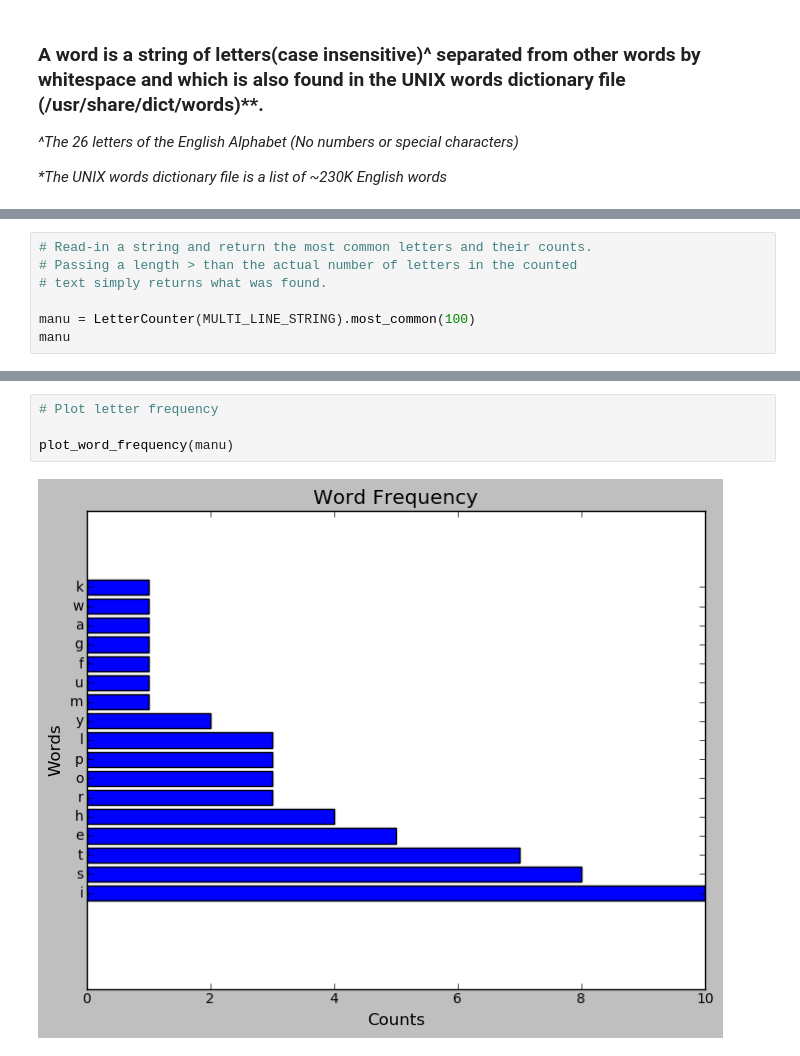
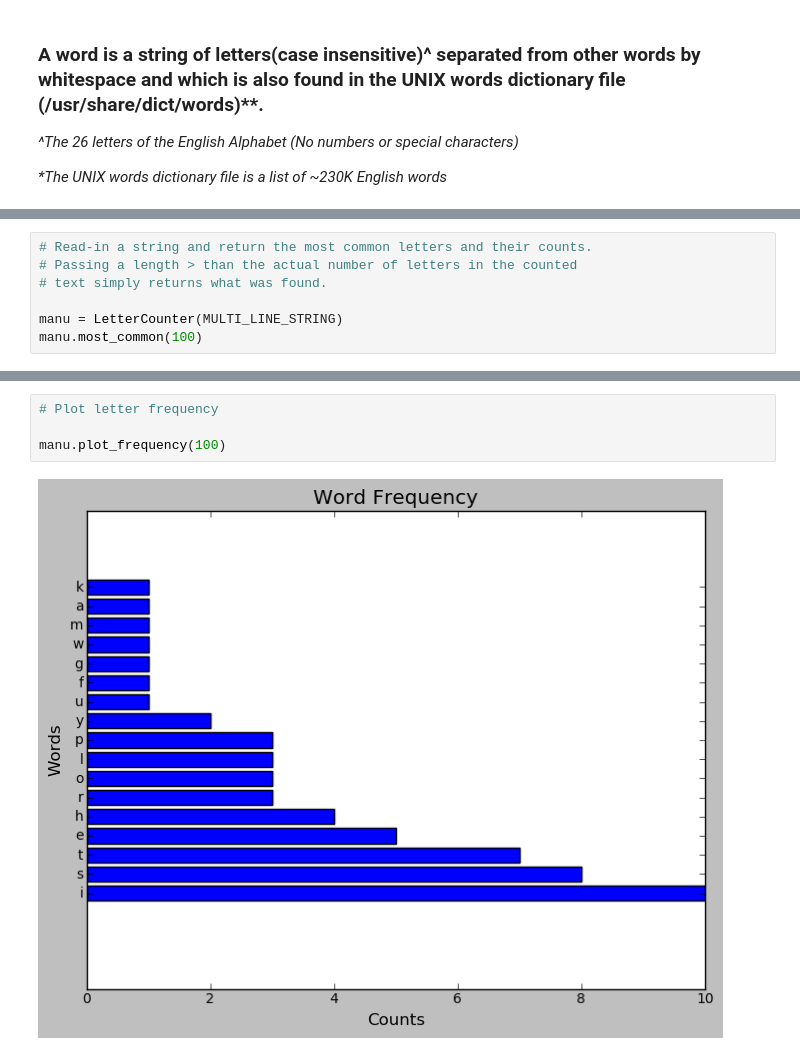
Before and after one commit to james-prior/challenge-201604-words, a Jupyter notebook: CWAndrews-OH/text_counter/demo_word_count.ipynb, the cells around one changed output, grey strips where cells are left out. Drawn from its saved outputs; the diff is of its cells as text.

Commit message:
CWAndrews-OH/text_counter/word_count.py, demo_word_count.ipynb: Converted plot_word_frequency function to plot_frequency.

```diff
--- a/CWAndrews-OH/text_counter/demo_word_count.ipynb
+++ b/CWAndrews-OH/text_counter/demo_word_count.ipynb
@@ -66,8 +64,8 @@ if False:  # False to avoid overloading Project Gutenberg servers.
 # Passing a length > than the actual number of letters in the counted
 # text simply returns what was found.
 
-manu = LetterCounter(MULTI_LINE_STRING).most_common(100)
-manu
+manu = LetterCounter(MULTI_LINE_STRING)
+manu.most_common(100)
 # %% [output]
 [('i', 10),
  ('s', 8),
@@ -93,6 +91,6 @@ plot_word_frequency(stein)
 # %%
 # Plot letter frequency
 
-plot_word_frequency(manu)
+manu.plot_frequency(100)
 # %% [output]
-[figure, old version]
+[figure, new version]
```
Also changed, not shown: parts of 7 cells of this notebook, 1 other file.
